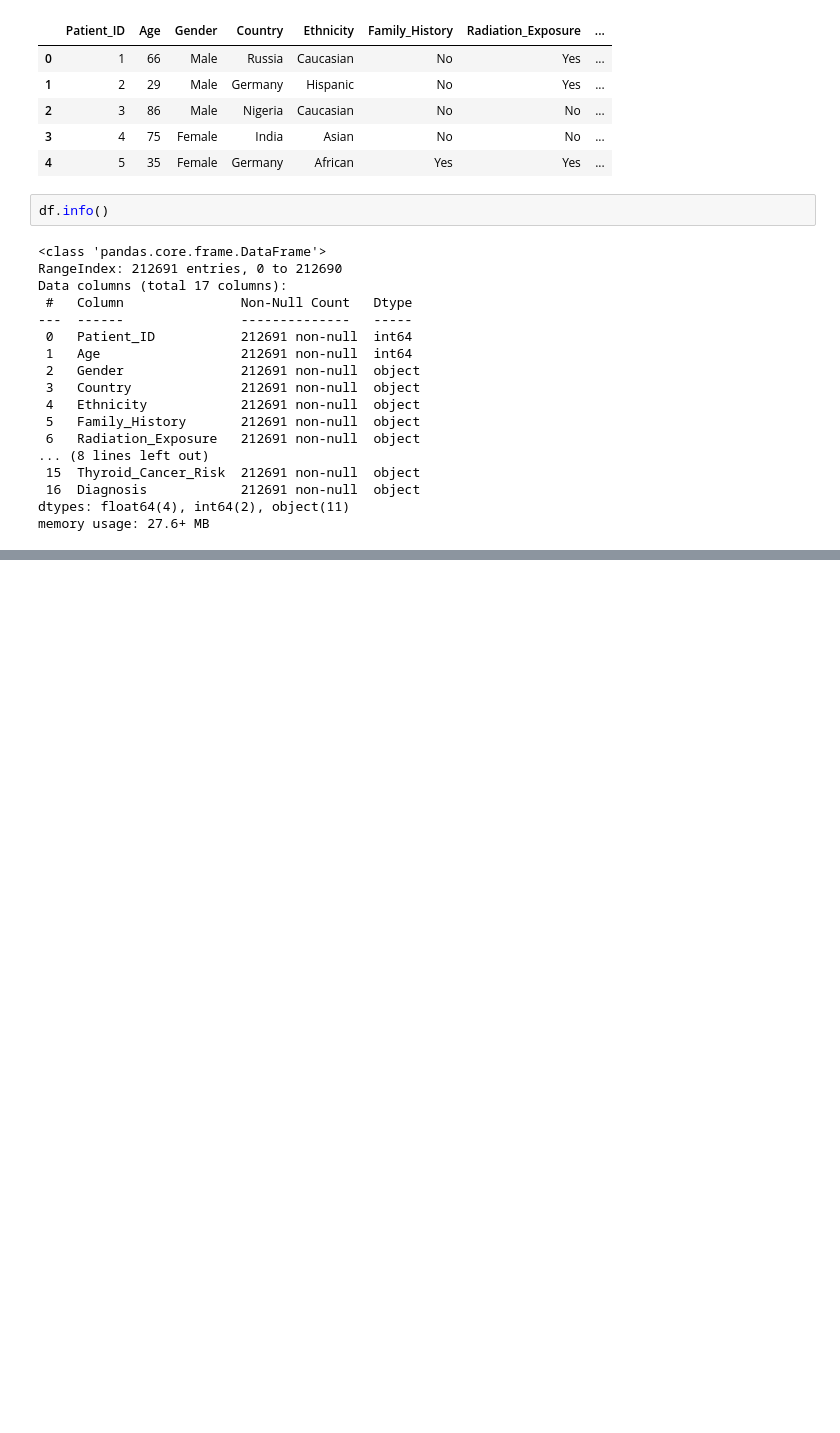
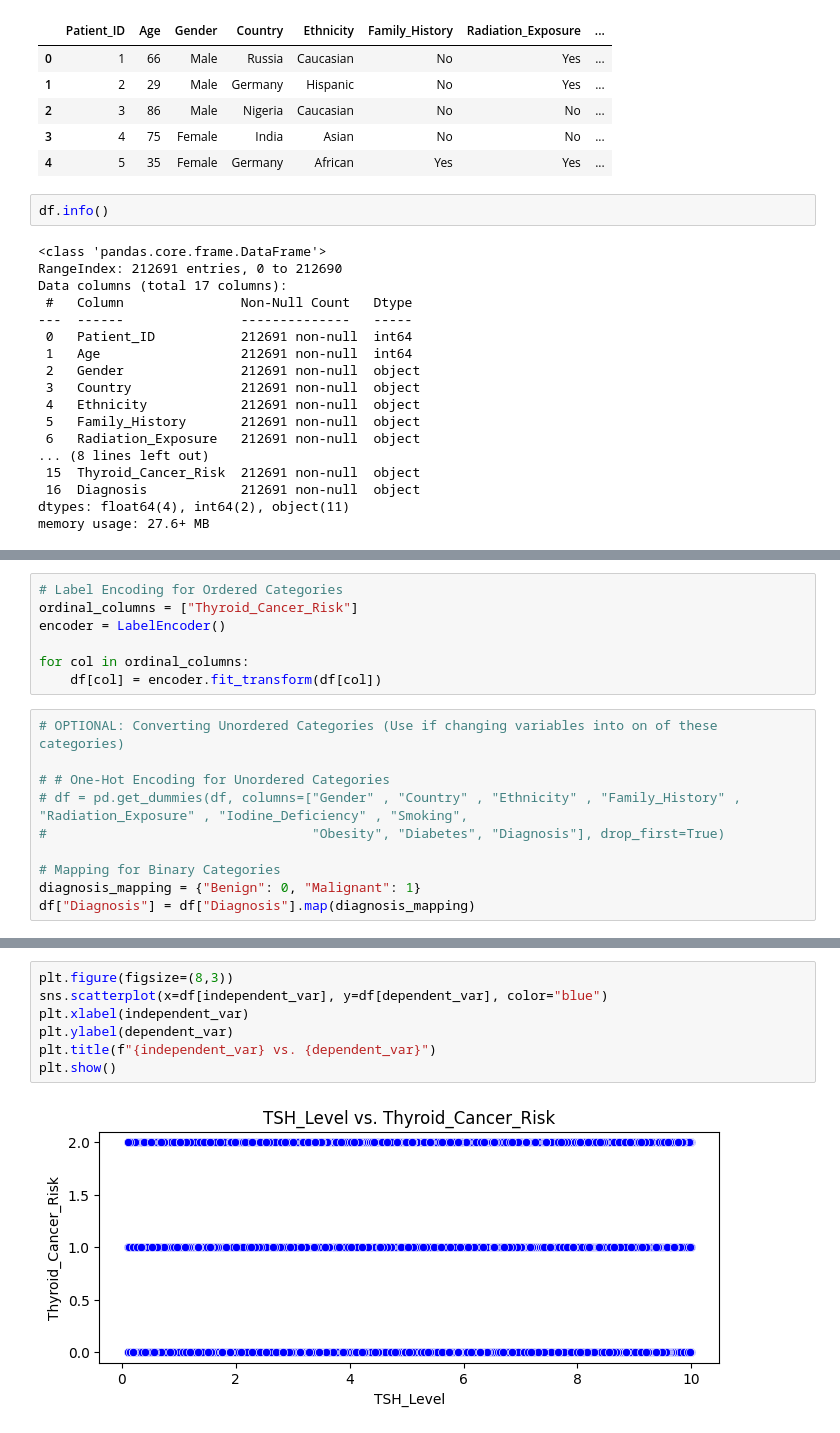
Before and after one commit to bit-Matt/se3231-machine-learning_LEDESMA, a Jupyter notebook: Linear_Regression-Thyroid_Cancer.ipynb, the cells around one changed output, grey strips where cells are left out. Drawn from its saved outputs; the diff is of its cells as text; blank space fills up the shorter version.

```diff
--- a/Linear_Regression-Thyroid_Cancer.ipynb
+++ b/Linear_Regression-Thyroid_Cancer.ipynb
@@ -49,3 +64,20 @@ plt.title(f"{independent_var} vs. {dependent_var}")
 plt.show()
 # %% [output]
 [figure]
+# %%
+# Label Encoding for Ordered Categories
+ordinal_columns = ["Thyroid_Cancer_Risk"]
+encoder = LabelEncoder()
+
+for col in ordinal_columns:
+    df[col] = encoder.fit_transform(df[col])
+# %%
+# OPTIONAL: Converting Unordered Categories (Use if changing variables into on of these categories)
+
+# # One-Hot Encoding for Unordered Categories
+# df = pd.get_dummies(df, columns=["Gender" , "Country" , "Ethnicity" , "Family_History" , "Radiation_Exposure" , "Iodine_Deficiency" , "Smoking",
+#                                  "Obesity", "Diabetes", "Diagnosis"], drop_first=True)
+
+# Mapping for Binary Categories
+diagnosis_mapping = {"Benign": 0, "Malignant": 1}
+df["Diagnosis"] = df["Diagnosis"].map(diagnosis_mapping)
@@ -51,0 +93,9 @@ plt.show()
+# %%
+plt.figure(figsize=(8,3))
+sns.scatterplot(x=df[independent_var], y=df[dependent_var], color="blue")
+plt.xlabel(independent_var)
+plt.ylabel(dependent_var)
+plt.title(f"{independent_var} vs. {dependent_var}")
+plt.show()
+# %% [output]
+[figure, added]
```
Also changed, not shown: parts of 12 cells of this notebook, 1 other file.
